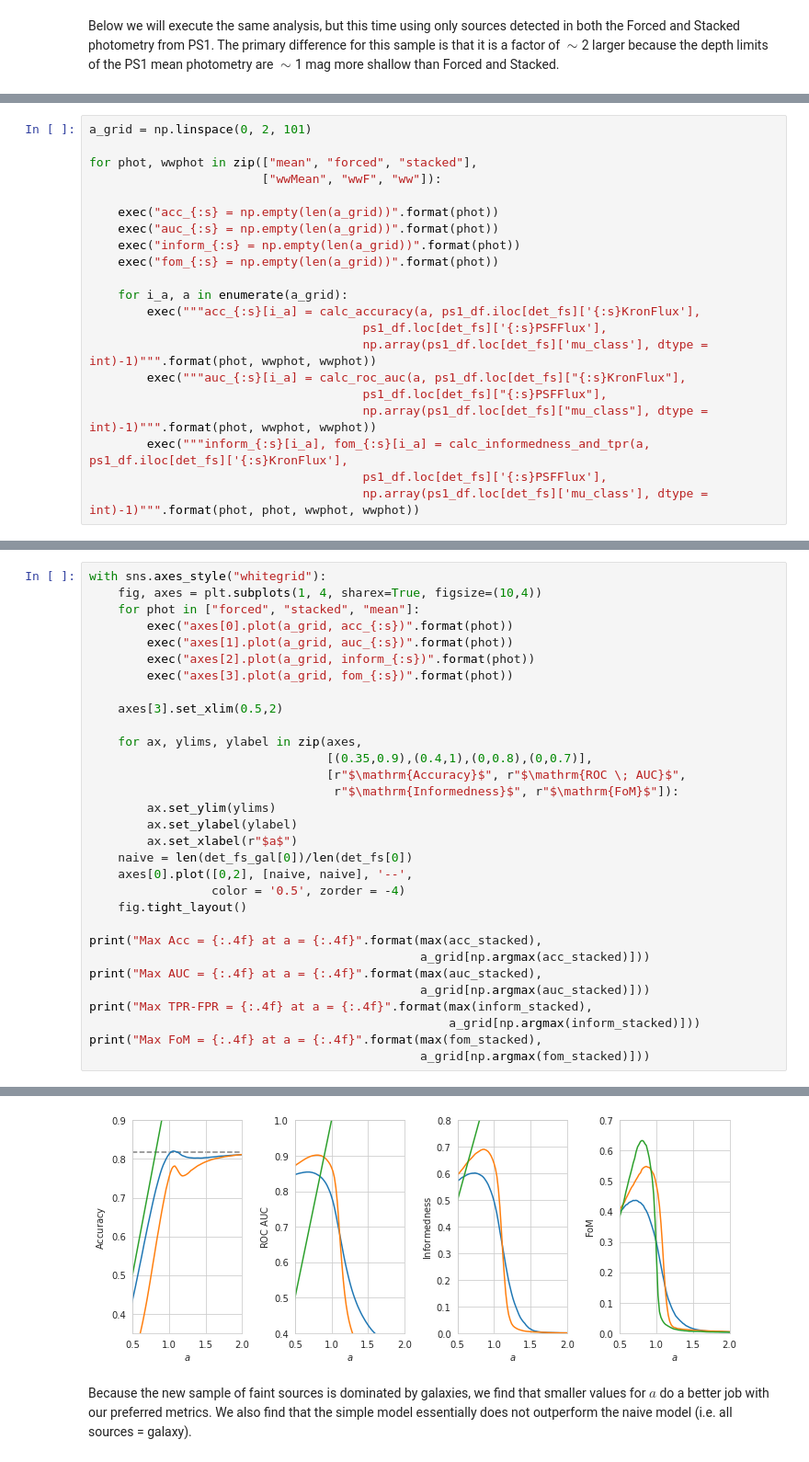
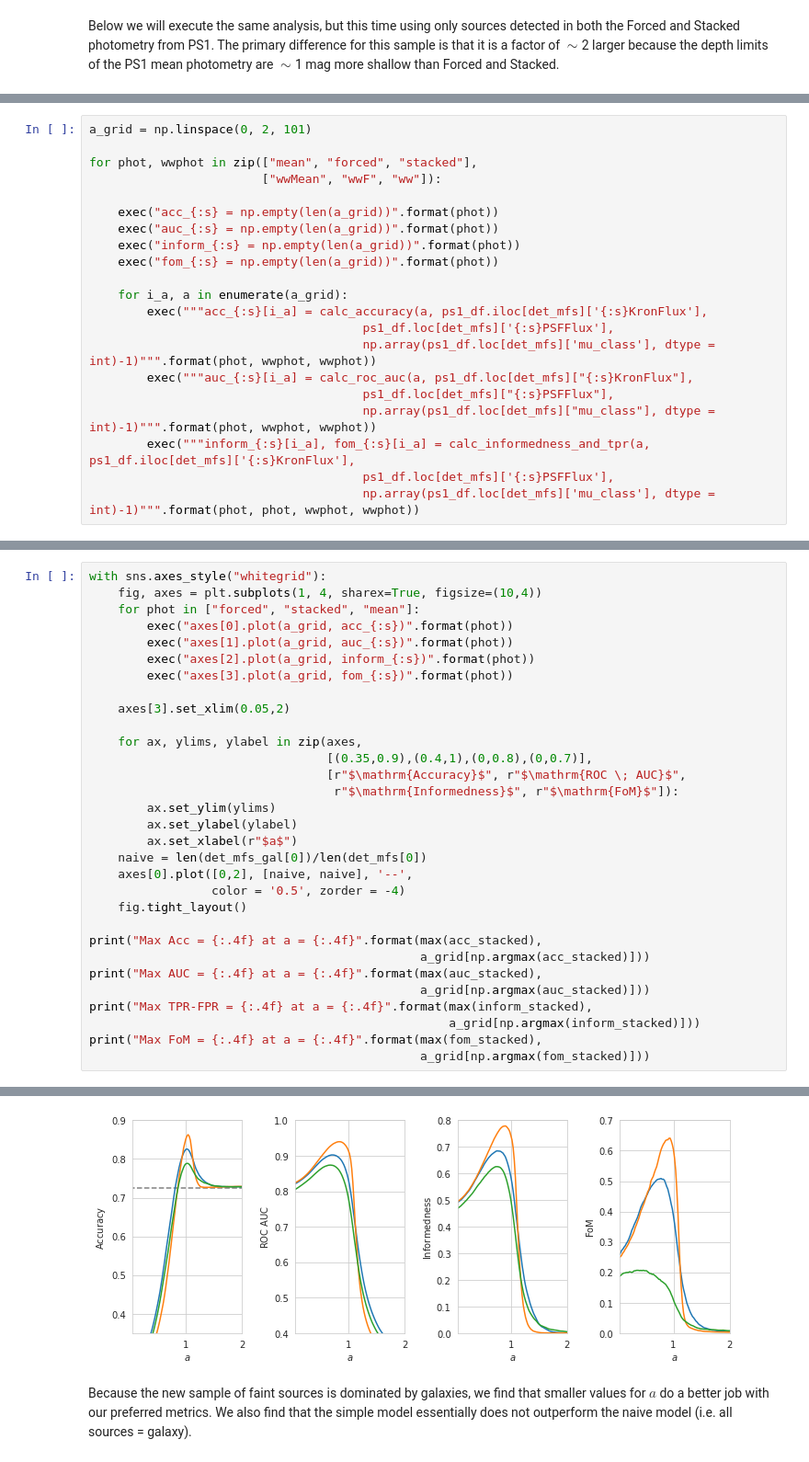
Before and after one commit to Hallflower20/PS1_star_galaxy, a Jupyter notebook: PS1casjobs/CompareMeanForcedStacked.ipynb, the cells around one changed output, grey strips where cells are left out. Shown at 92% size. Saved outputs shown, nothing was run; the diff lists cells and outputs as text.

```diff
--- a/PS1casjobs/CompareMeanForcedStacked.ipynb
+++ b/PS1casjobs/CompareMeanForcedStacked.ipynb
@@ -608,12 +608,12 @@ for phot, wwphot in zip(["mean", "forced", "stacked"],
     exec("fom_{:s} = np.empty(len(a_grid))".format(phot))
 
     for i_a, a in enumerate(a_grid):
-        exec("""acc_{:s}[i_a] = calc_accuracy(a, ps1_df.iloc[det_fs]['{:s}KronFlux'],
-                                      ps1_df.loc[det_fs]['{:s}PSFFlux'],
-                                      np.array(ps1_df.loc[det_fs]['mu_class'], dtype = int)-1)""".format(phot, wwphot, wwphot))
-        exec("""auc_{:s}[i_a] = calc_roc_auc(a, ps1_df.loc[det_fs]["{:s}KronFlux"],
-                                      ps1_df.loc[det_fs]["{:s}PSFFlux"],
-                                      np.array(ps1_df.loc[det_fs]["mu_class"], dtype = int)-1)""".format(phot, wwphot, wwphot))
-        exec("""inform_{:s}[i_a], fom_{:s}[i_a] = calc_informedness_and_tpr(a, ps1_df.iloc[det_fs]['{:s}KronFlux'],
-                                      ps1_df.loc[det_fs]['{:s}PSFFlux'],
-                                      np.array(ps1_df.loc[det_fs]['mu_class'], dtype = int)-1)""".format(phot, phot, wwphot, wwphot))
+        exec("""acc_{:s}[i_a] = calc_accuracy(a, ps1_df.iloc[det_mfs]['{:s}KronFlux'],
+                                      ps1_df.loc[det_mfs]['{:s}PSFFlux'],
+                                      np.array(ps1_df.loc[det_mfs]['mu_class'], dtype = int)-1)""".format(phot, wwphot, wwphot))
+        exec("""auc_{:s}[i_a] = calc_roc_auc(a, ps1_df.loc[det_mfs]["{:s}KronFlux"],
+                                      ps1_df.loc[det_mfs]["{:s}PSFFlux"],
+                                      np.array(ps1_df.loc[det_mfs]["mu_class"], dtype = int)-1)""".format(phot, wwphot, wwphot))
+        exec("""inform_{:s}[i_a], fom_{:s}[i_a] = calc_informedness_and_tpr(a, ps1_df.iloc[det_mfs]['{:s}KronFlux'],
+                                      ps1_df.loc[det_mfs]['{:s}PSFFlux'],
+                                      np.array(ps1_df.loc[det_mfs]['mu_class'], dtype = int)-1)""".format(phot, phot, wwphot, wwphot))
@@ -628,7 +626,7 @@ with sns.axes_style("whitegrid"):
         exec("axes[2].plot(a_grid, inform_{:s})".format(phot))
         exec("axes[3].plot(a_grid, fom_{:s})".format(phot))
 
-    axes[3].set_xlim(0.5,2)
+    axes[3].set_xlim(0.05,2)
 
     for ax, ylims, ylabel in zip(axes,
                                  [(0.35,0.9),(0.4,1),(0,0.8),(0,0.7)],
@@ -637,7 +635,7 @@ with sns.axes_style("whitegrid"):
         ax.set_ylim(ylims)
         ax.set_ylabel(ylabel)
         ax.set_xlabel(r"$a$")
-    naive = len(det_fs_gal[0])/len(det_fs[0])
+    naive = len(det_mfs_gal[0])/len(det_mfs[0])
     axes[0].plot([0,2], [naive, naive], '--',
                  color = '0.5', zorder = -4)
     fig.tight_layout()
@@ -658,4 +656,4 @@ Max FoM = 0.5483 at a = 0.8600
-[figure, old version]
+[figure, new version]
 # %% [markdown]
 Because the new sample of faint sources is dominated by galaxies, we find that smaller values for $a$ do a better job with our preferred metrics. We also find that the simple model essentially does not outperform the naive model (i.e. all sources = galaxy).
 # %%
```
Also changed, not shown: parts of 16 cells of this notebook, 2 other files.
